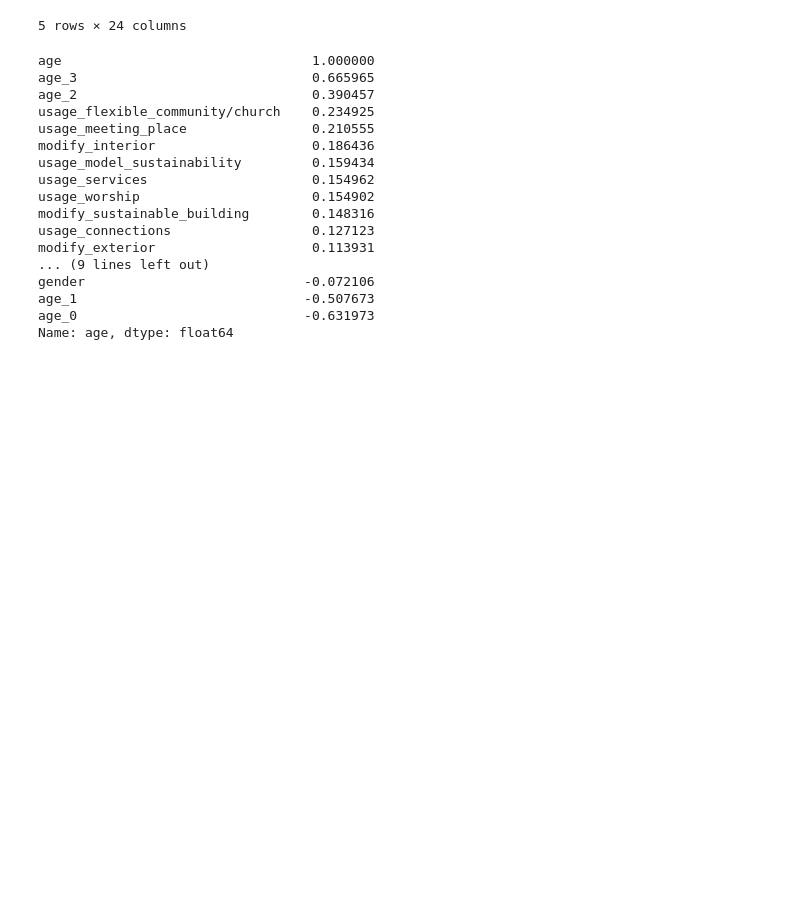
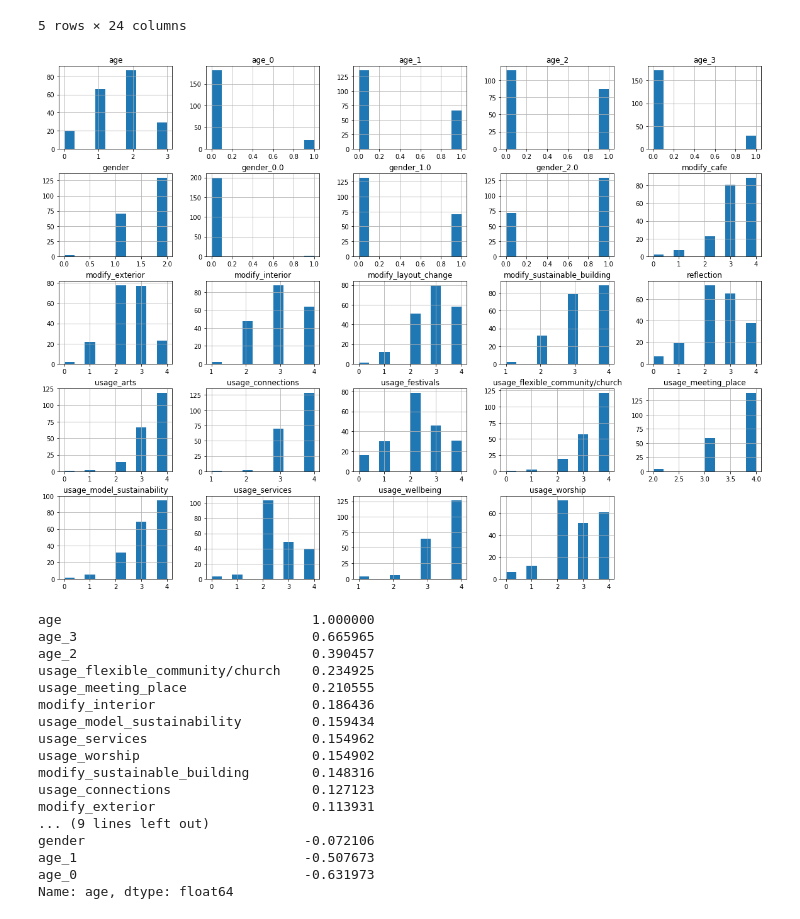
Before and after one commit to koxt2/Garden-Quarter, a Jupyter notebook: garden_quarter.ipynb, the cells around one changed output. Cells and saved outputs as stored; diff of their text form; code cells hidden in the pictures; blank space fills up the shorter version.

```diff
--- a/garden_quarter.ipynb
+++ b/garden_quarter.ipynb
@@ -520,3 +522,9 @@ working_short_tr_encoded.head()
 # %%
 ########## Analysis ##########
 ##############################
+# %%
+# Create a series of histograms
+working_short_tr_encoded.hist(figsize=(20,15))
+plt.show()
+# %% [output]
+[figure, added]
```
Also changed, not shown: parts of 2 cells of this notebook.
